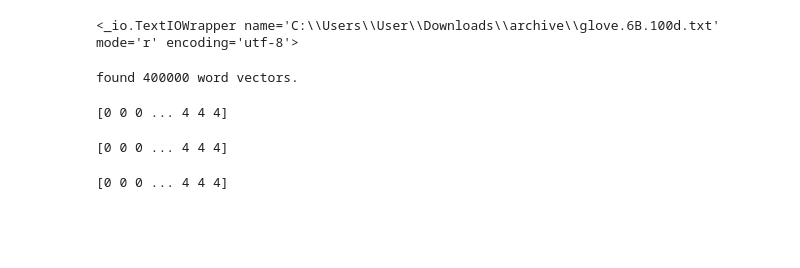
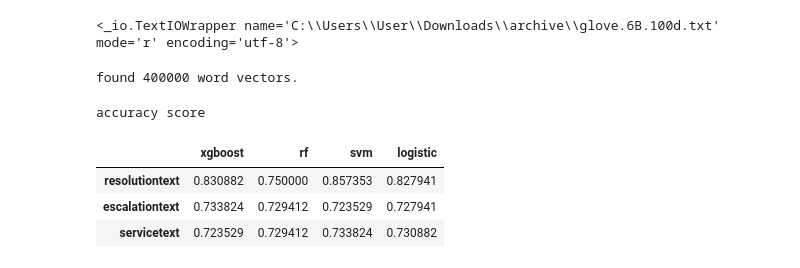
Before and after one commit to web-d-jun/python-ml, a Jupyter notebook: src/text_learn.ipynb, the cells around one changed output. Saved outputs shown, nothing was run; the diff lists cells and outputs as text; code cells hidden in the pictures; blank space fills up the shorter version.

```diff
--- a/src/text_learn.ipynb
+++ b/src/text_learn.ipynb
@@ -531,37 +531,68 @@ def sent2vec(s):
     if type(v) != np.ndarray:
         return np.zeros(100)
     return v / np.sqrt((v **2).sum())
 
 
 final_result = []
 
 for i,name in zip(['clean_comment','clean_comment1','clean_comment2'],['resolutiontext','escalationtext','servicetext']):
     xtrain_glove = [sent2vec(x) for x in tqdm(dfs[i])]
     xtrain_glove = np.array(xtrain_glove)
 
     X1 = pd.DataFrame(xtrain_glove)
     X1 = X1.fillna(0)
     y = dfs['Action_label'].values
     X_train, X_test,y_train, y_test = train_test_split(X1, y, test_size=0.3, random_state=0, stratify=y)
 
 
     rf = RandomForestClassifier(n_estimators=200, max_depth=3, random_state=0)
     svm = LinearSVC()
     lg = LogisticRegression(random_state=0)
 
     parameters = {
-        'n_estimators' : 300,
+        # 'n_estimators' : 300,
         'learning_rate' : 0.1,
         'eta': 0.3,
-        'silent': True,  # option for logging
+        # 'silent': True,  # option for logging
         'objective': 'multi:softprob',  # error evaluation for multiclass tasks
         'num_class': 5,  # number of classes to predic
-        'max_depth': 5  # depth of the trees in the boosting process
+        'max_depth': 5,  # depth of the trees in the boosting process
+        'eval_metric': 'mlogloss'
         }
     num_round = 100
 
-    dtrain = xgb.DMatrix
+    dtrain = xgb.DMatrix(X_train, label=y_train)
+    dtest = xgb.DMatrix(X_test, label=y_test)
+
+    bst = xgb.train(parameters, dtrain, num_round)
+    rf.fit(X_train, y_train)
+    svm.fit(X_train, y_train)
+    lg.fit(X_train, y_train)
+
+    result = []
+
+    preds = bst.predict(dtest)
+    preds_rf = rf.predict(X_test)
+    preds_svm = svm.predict(X_test)
+    preds_lg = lg.predict(X_test)
+
+    best_preds = np.asarray([np.argmax(line) for line in preds])
+
+    result.append(accuracy_score(y_test, best_preds))
+    result.append(accuracy_score(y_test, preds_rf))
+    result.append(accuracy_score(y_test, preds_svm))
+    result.append(accuracy_score(y_test, preds_lg))
+
+    final_result.append(result)
+
+result_df = pd.DataFrame(final_result, columns = ['xgboost','rf','svm','logistic']
+             , index = ['resolutiontext','escalationtext','servicetext'])
+
+print('accuracy score')
+result_df
 # %% [output]
-[0 0 0 ... 4 4 4]
+accuracy score
-[0 0 0 ... 4 4 4]
-[0 0 0 ... 4 4 4]
+|  | xgboost | rf | svm | logistic |
+| resolutiontext | 0.830882 | 0.750000 | 0.857353 | 0.827941 |
+| escalationtext | 0.733824 | 0.729412 | 0.723529 | 0.727941 |
+| servicetext | 0.723529 | 0.729412 | 0.733824 | 0.730882 |
```
Also changed, not shown: parts of 2 cells of this notebook, 1 other file.
